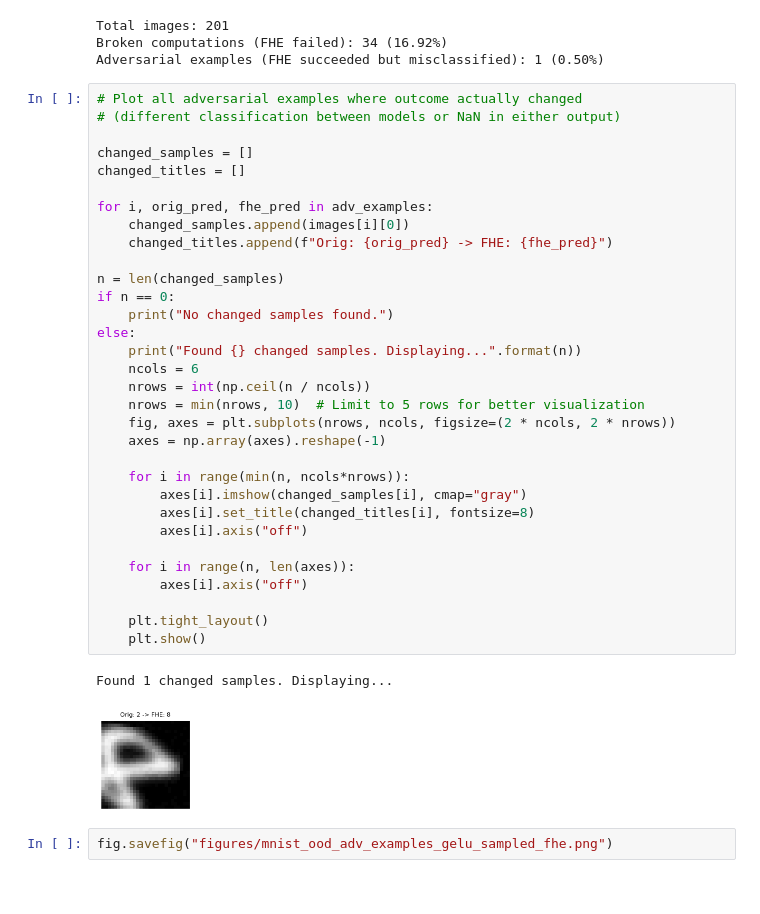
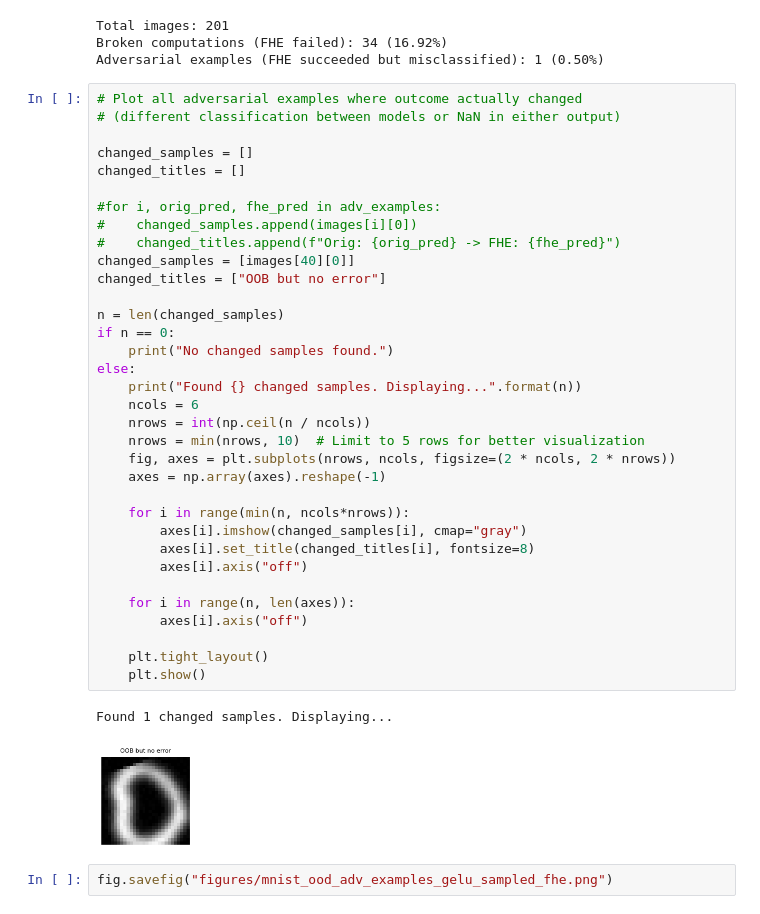
Before and after one commit to phK3/VeryDiffPolyExperiments, a Jupyter notebook: attacks/mnist-fhe-analysis.ipynb, the cells around one changed output. Saved outputs shown, nothing was run; the diff lists cells and outputs as text.

```diff
--- a/attacks/mnist-fhe-analysis.ipynb
+++ b/attacks/mnist-fhe-analysis.ipynb
@@ -1049,37 +1049,39 @@ Adversarial examples (FHE succeeded but misclassified): 1 (0.50%)
 # Plot all adversarial examples where outcome actually changed
 # (different classification between models or NaN in either output)
 
 changed_samples = []
 changed_titles = []
 
-for i, orig_pred, fhe_pred in adv_examples:
-    changed_samples.append(images[i][0])
-    changed_titles.append(f"Orig: {orig_pred} -> FHE: {fhe_pred}")
+#for i, orig_pred, fhe_pred in adv_examples:
+#    changed_samples.append(images[i][0])
+#    changed_titles.append(f"Orig: {orig_pred} -> FHE: {fhe_pred}")
+changed_samples = [images[40][0]]
+changed_titles = ["OOB but no error"]
 
 n = len(changed_samples)
 if n == 0:
     print("No changed samples found.")
 else:
     print("Found {} changed samples. Displaying...".format(n))
     ncols = 6
     nrows = int(np.ceil(n / ncols))
     nrows = min(nrows, 10)  # Limit to 5 rows for better visualization
     fig, axes = plt.subplots(nrows, ncols, figsize=(2 * ncols, 2 * nrows))
     axes = np.array(axes).reshape(-1)
 
     for i in range(min(n, ncols*nrows)):
         axes[i].imshow(changed_samples[i], cmap="gray")
         axes[i].set_title(changed_titles[i], fontsize=8)
         axes[i].axis("off")
 
     for i in range(n, len(axes)):
         axes[i].axis("off")
 
     plt.tight_layout()
     plt.show()
 # %% [output]
 Found 1 changed samples. Displaying...
-[figure, old version]
+[figure, new version]
 # %%
 fig.savefig("figures/mnist_ood_adv_examples_gelu_sampled_fhe.png")
 # %% [markdown]
```
Also changed, not shown: parts of 2 cells of this notebook, 6 other files.
